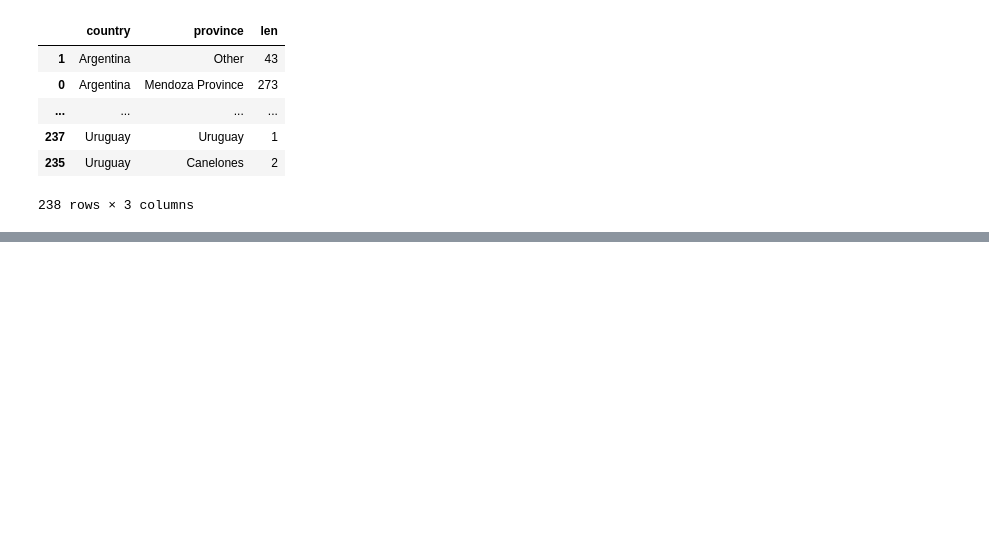
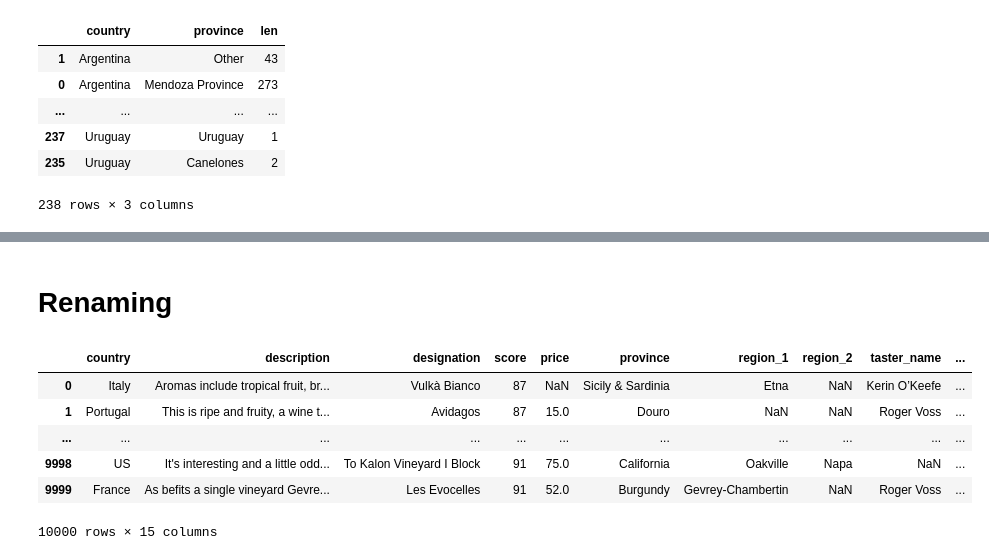
Before and after one commit to bartlomiejnowak94/Python-playground, a Jupyter notebook: Modules/Pandas/modules_pandas.ipynb, the cells around one changed output, grey strips where cells are left out. Drawn from its saved outputs; the diff is of its cells as text; code cells hidden in the pictures; blank space fills up the shorter version.

```diff
--- a/Modules/Pandas/modules_pandas.ipynb
+++ b/Modules/Pandas/modules_pandas.ipynb
@@ -464,0 +532,12 @@ countries_reviewed.sort_values(by=['country', 'len'])
+# %% [markdown]
+# Renaming
+# %%
+reviews.rename(columns={"points": 'score'})
+# %% [output]
+|  | country | description | designation | score | price | province | region_1 | region_2 | taster_name | ... |
+| 0 | Italy | Aromas include tropical fruit, br... | Vulkà Bianco | 87 | NaN | Sicily & Sardinia | Etna | NaN | Kerin O’Keefe | ... |
+| 1 | Portugal | This is ripe and fruity, a wine t... | Avidagos | 87 | 15.0 | Douro | NaN | NaN | Roger Voss | ... |
+| ... | ... | ... | ... | ... | ... | ... | ... | ... | ... | ... |
+| 9998 | US | It's interesting and a little odd... | To Kalon Vineyard I Block | 91 | 75.0 | California | Oakville | Napa | NaN | ... |
+| 9999 | France | As befits a single vineyard Gevre... | Les Evocelles | 91 | 52.0 | Burgundy | Gevrey-Chambertin | NaN | Roger Voss | ... |
+10000 rows × 15 columns
```
Also changed, not shown: parts of 14 cells of this notebook, 1 other file.
